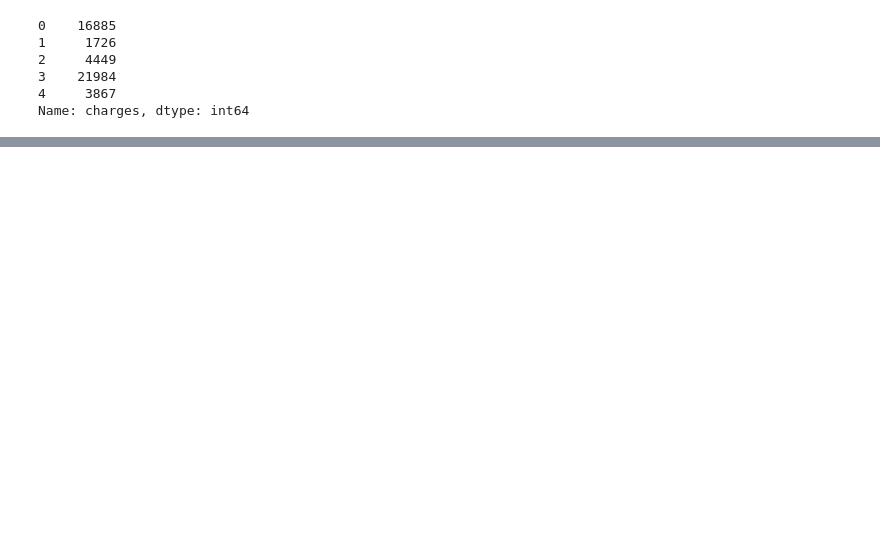
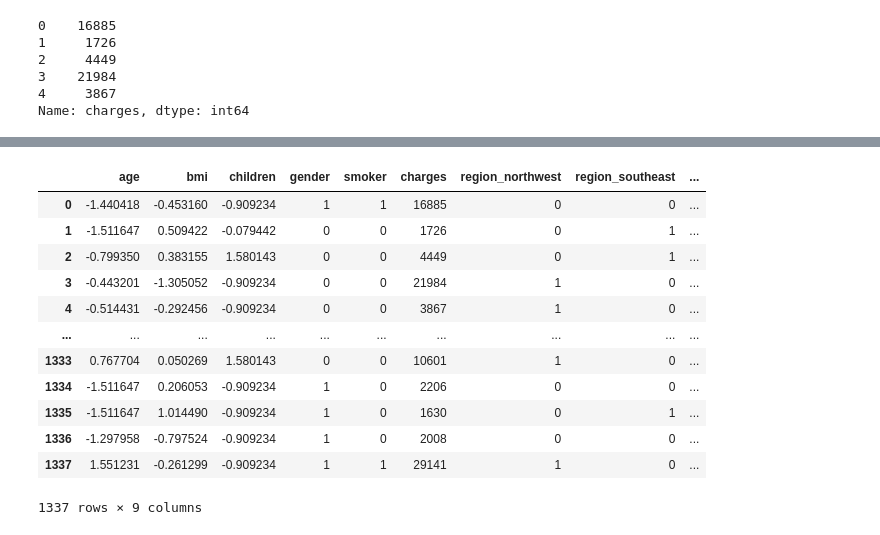
Before and after one commit to altafshaikh7/machine-learning, a Jupyter notebook: lectureNo1/learn1/insurance.ipynb, the cells around one changed output, grey strips where cells are left out. Drawn from its saved outputs; the diff is of its cells as text; code cells hidden in the pictures; blank space fills up the shorter version.

```diff
--- a/lectureNo1/learn1/insurance.ipynb
+++ b/lectureNo1/learn1/insurance.ipynb
@@ -666,0 +724,36 @@ df_cleaned
+# %%
+from scipy.stats import chi2_contingency
+import pandas as pd
+
+alpha = 0.05
+
+# Step 1: Bin charges
+df_cleaned['charges_bin'] = pd.qcut(
+    df_cleaned['charges'],
+    q=4,
+    labels=False
+)
+
+# Step 2: Chi-square test
+chi2_result = {}
+
+for col in cat_features:
+    contingency = pd.crosstab(df_cleaned[col], df_cleaned['charges_bin'])
+
+    chi2_stat, p_val, _, _ = chi2_contingency(contingency)
+
+    decision = 'Reject Null (Keep Feature)' if p_val < alpha else 'Accept Null (Drop Feature)'
+
+    chi2_result[col] = {
+        'chi2_statistic': chi2_stat,
+        'p_value': p_val,
+        'Decision': decision
+    }
+
+# Step 3: Convert to DataFrame
+chi2_df = pd.DataFrame(chi2_result).T
+
+# Step 4: Sort
+chi2_df = chi2_df.sort_values(by='p_value')
+
+chi2_df
@@ -666,0 +773,22 @@ df_cleaned
+# %%
+final_df = df_cleaned[[
+    'age', 'bmi', 'children',
+    'gender', 'smoker', 'charges',
+    'region_northwest', 'region_southeast', 'region_southwest'
+]]
+# %%
+final_df
+# %% [output]
+|  | age | bmi | children | gender | smoker | charges | region_northwest | region_southeast | ... |
+| 0 | -1.440418 | -0.453160 | -0.909234 | 1 | 1 | 16885 | 0 | 0 | ... |
+| 1 | -1.511647 | 0.509422 | -0.079442 | 0 | 0 | 1726 | 0 | 1 | ... |
+| 2 | -0.799350 | 0.383155 | 1.580143 | 0 | 0 | 4449 | 0 | 1 | ... |
+| 3 | -0.443201 | -1.305052 | -0.909234 | 0 | 0 | 21984 | 1 | 0 | ... |
+| 4 | -0.514431 | -0.292456 | -0.909234 | 0 | 0 | 3867 | 1 | 0 | ... |
+| ... | ... | ... | ... | ... | ... | ... | ... | ... | ... |
+| 1333 | 0.767704 | 0.050269 | 1.580143 | 0 | 0 | 10601 | 1 | 0 | ... |
+| 1334 | -1.511647 | 0.206053 | -0.909234 | 1 | 0 | 2206 | 0 | 0 | ... |
+| 1335 | -1.511647 | 1.014490 | -0.909234 | 1 | 0 | 1630 | 0 | 1 | ... |
+| 1336 | -1.297958 | -0.797524 | -0.909234 | 1 | 0 | 2008 | 0 | 0 | ... |
+| 1337 | 1.551231 | -0.261299 | -0.909234 | 1 | 1 | 29141 | 1 | 0 | ... |
+1337 rows × 9 columns
```
Also changed, not shown: parts of 35 cells of this notebook.
